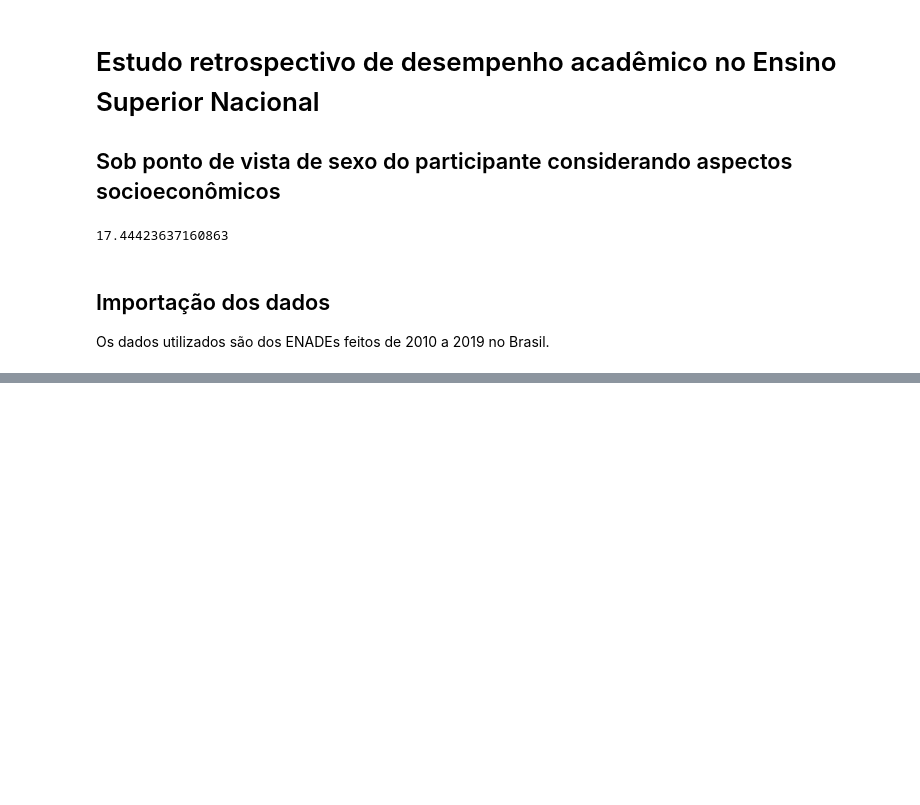
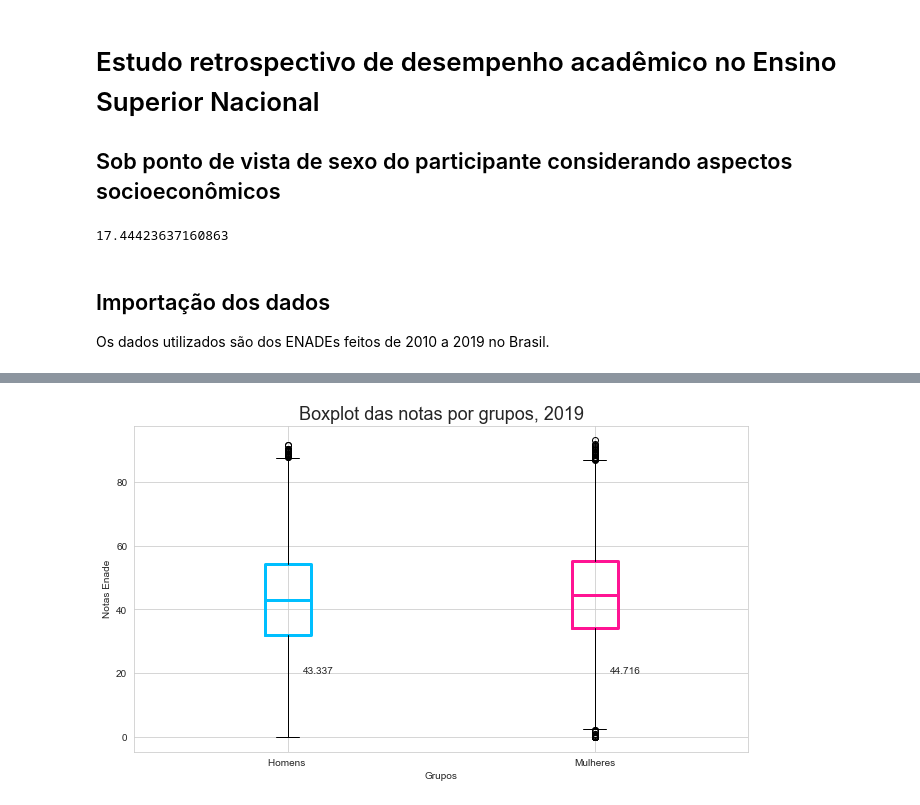
Before and after one commit to renatanesio/dados-universitarios-brasil, a Jupyter notebook: Estudo de Dados Universitários do Brasil.ipynb, the cells around one changed output, grey strips where cells are left out. Drawn from its saved outputs; the diff is of its cells as text; code cells hidden in the pictures; blank space fills up the shorter version.

```diff
--- a/Estudo de Dados Universitários do Brasil.ipynb
+++ b/Estudo de Dados Universitários do Brasil.ipynb
@@ -78,0 +222,33 @@ Finalizado!
+# %%
+#b1 Homem Preto até 3M
+#b2 "Mulheres preta até 3M
+
+
+dados2019=[b1,b2]
+#print(dados2010)
+
+# Tamanho do gráfico em polegadas
+plt.figure(figsize =(11, 6))
+
+#Plotando o boxplot
+bplots = plt.boxplot(dados2019,  vert = 1, patch_artist = False, labels=[b1_label, b2_label])
+colors = ['deepskyblue', 'deeppink']
+c = 0
+for i, bplot in enumerate(bplots['boxes']):
+    bplot.set(color=colors[c], linewidth=3)
+    c += 1
+
+c4 = 0
+for median in bplots['medians']:
+    median.set(color=colors[c4], linewidth=3 )
+    c4 +=1
+
+
+# Adicionando Título ao gráfico
+plt.title("Boxplot das notas por grupos, 2019", loc="center", fontsize=18)
+plt.xlabel("Grupos")
+plt.ylabel("Notas Enade")
+plt.text(1.05, 20, b1_media)
+plt.text(2.05, 20, b2_media);
+# %% [output]
+[figure, added]
```
Also changed, not shown: parts of 16 cells of this notebook.
